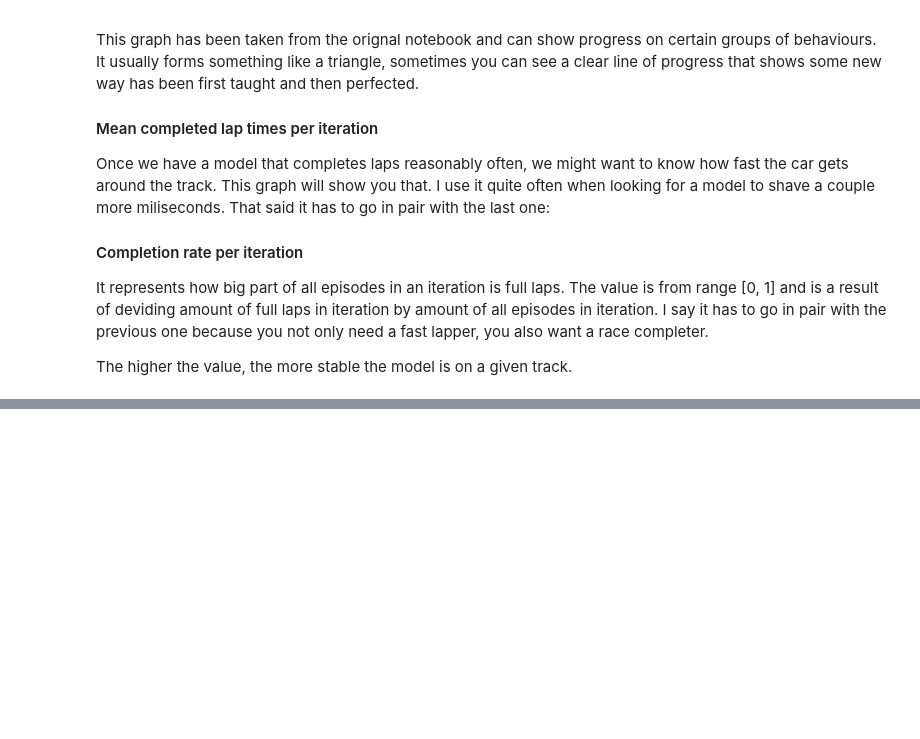
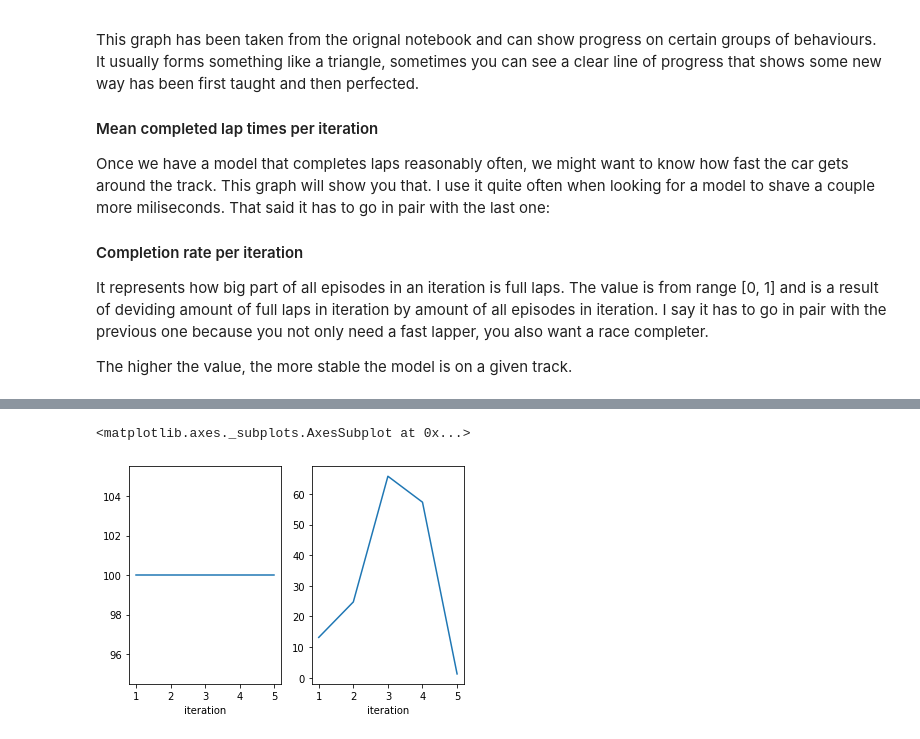
Before and after one commit to AgustinLema/deepracer-analysis, a Jupyter notebook: Training_analysis_Agus-Tune-reward.ipynb, the cells around one changed output, grey strips where cells are left out. Saved outputs shown, nothing was run; the diff lists cells and outputs as text; code cells hidden in the pictures; blank space fills up the shorter version.

```diff
--- a/Training_analysis_Agus-Tune-reward.ipynb
+++ b/Training_analysis_Agus-Tune-reward.ipynb
@@ -414,0 +395,10 @@ pu.plot_track(df[df['episode'] == episode_id], track)
+# %%
+# Best scores for each iteration
+
+fig, axs = plt.subplots(1,2)
+
+au.simulation_agg(df).groupby(['iteration'])['progress'].max().plot(ax=axs[0], x='iteration', y='progress')
+au.simulation_agg(df).groupby(['iteration'])['reward'].max().plot(ax=axs[1], x='iteration', y='reward')
+# %% [output]
+<matplotlib.axes._subplots.AxesSubplot at 0x...>
+[figure, added]
```
Also changed, not shown: parts of 7 cells of this notebook, 10 other files.
